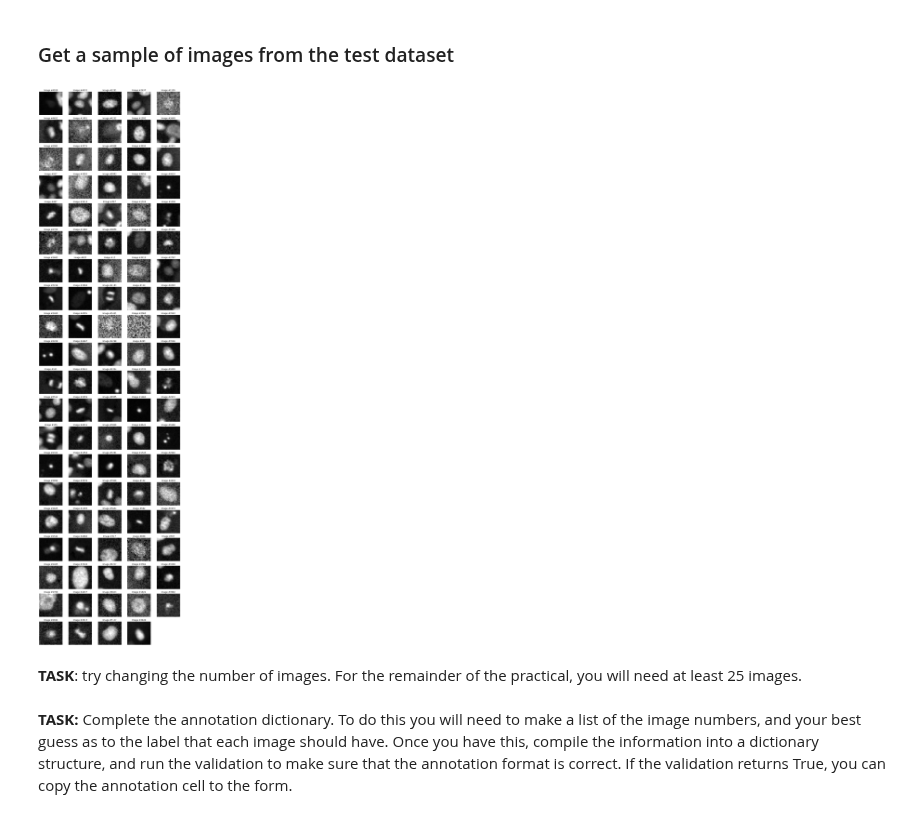
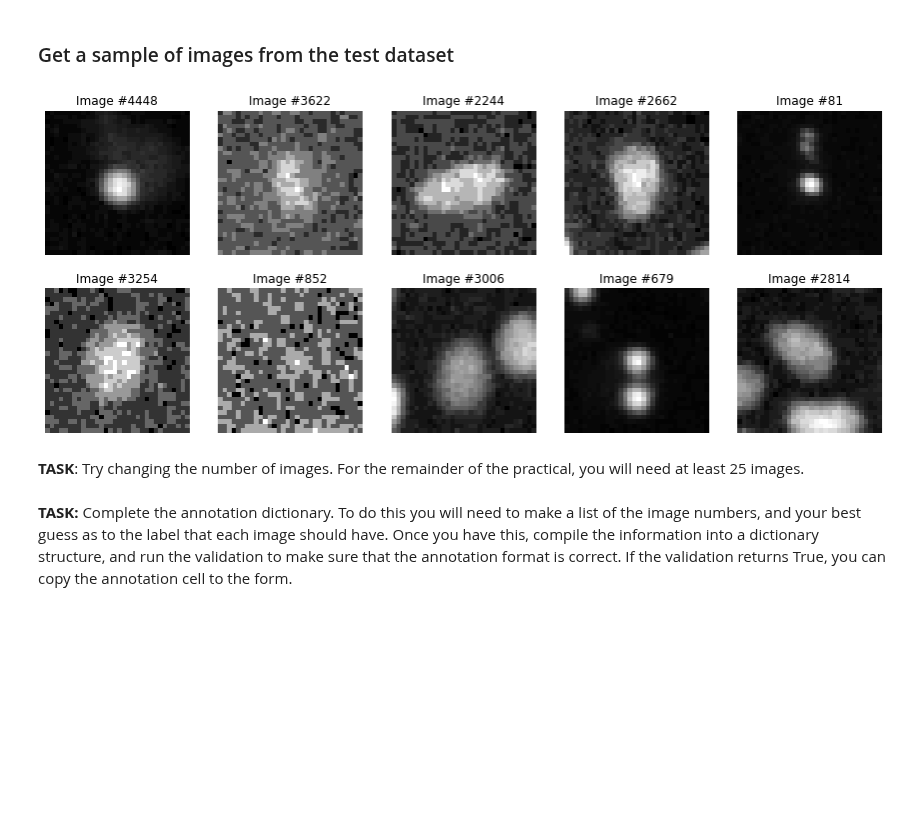
Before and after one commit to quantumjot/BIOC0016-MachineLearning, a Jupyter notebook: index.ipynb, the cells around one changed output. Drawn from its saved outputs; the diff is of its cells as text; code cells hidden in the pictures; blank space fills up the shorter version.

```diff
--- a/index.ipynb
+++ b/index.ipynb
@@ -82,12 +83,12 @@ import helpers
 # %% [markdown]
 ### Get a sample of images from the test dataset
 # %%
-images, image_idx = helpers.get_example_images(num_images=99)
+images, image_idx = helpers.get_example_images(num_images=10)
 helpers.plot_images(images, image_idx)
 # %% [output]
-[figure, old version]
+[figure, new version]
 # %% [markdown]
-<div class="task_blue"> <b>TASK</b>: try changing the number of images. For the remainder of the practical, you will need at least 25 images.</div>
+<div class="task_blue"> <b>TASK</b>: Try changing the number of images. For the remainder of the practical, you will need at least 25 images.</div>
 # %% [markdown]
 <div class="task_red">
     <b>TASK:</b> Complete the annotation dictionary. To do this you will need to make a list of the image numbers, and your best guess as to the label that each image should have. Once you have this, compile the information into a dictionary structure, and run the validation to make sure that the annotation format is correct. If the validation returns True, you can copy the annotation cell to the form.
```
Also changed, not shown: parts of 10 cells of this notebook.
